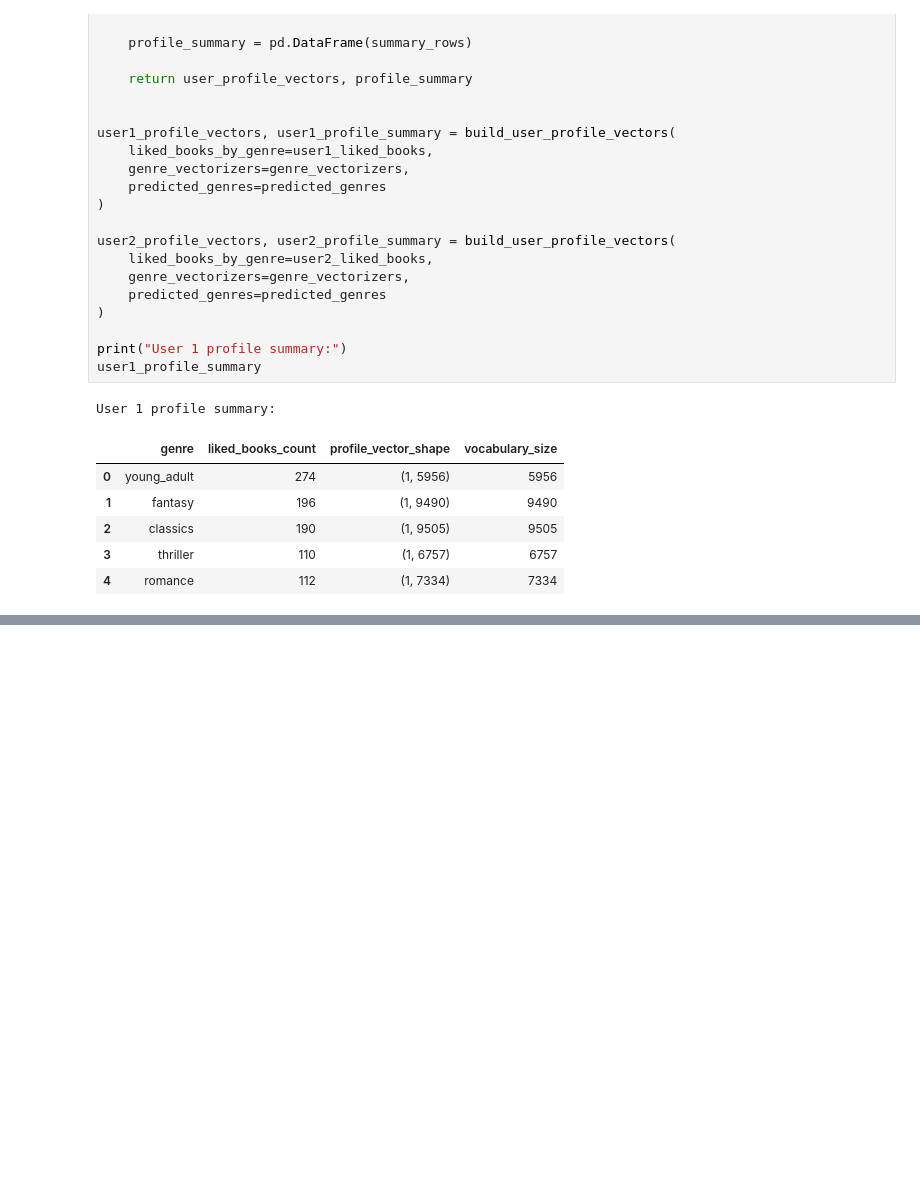
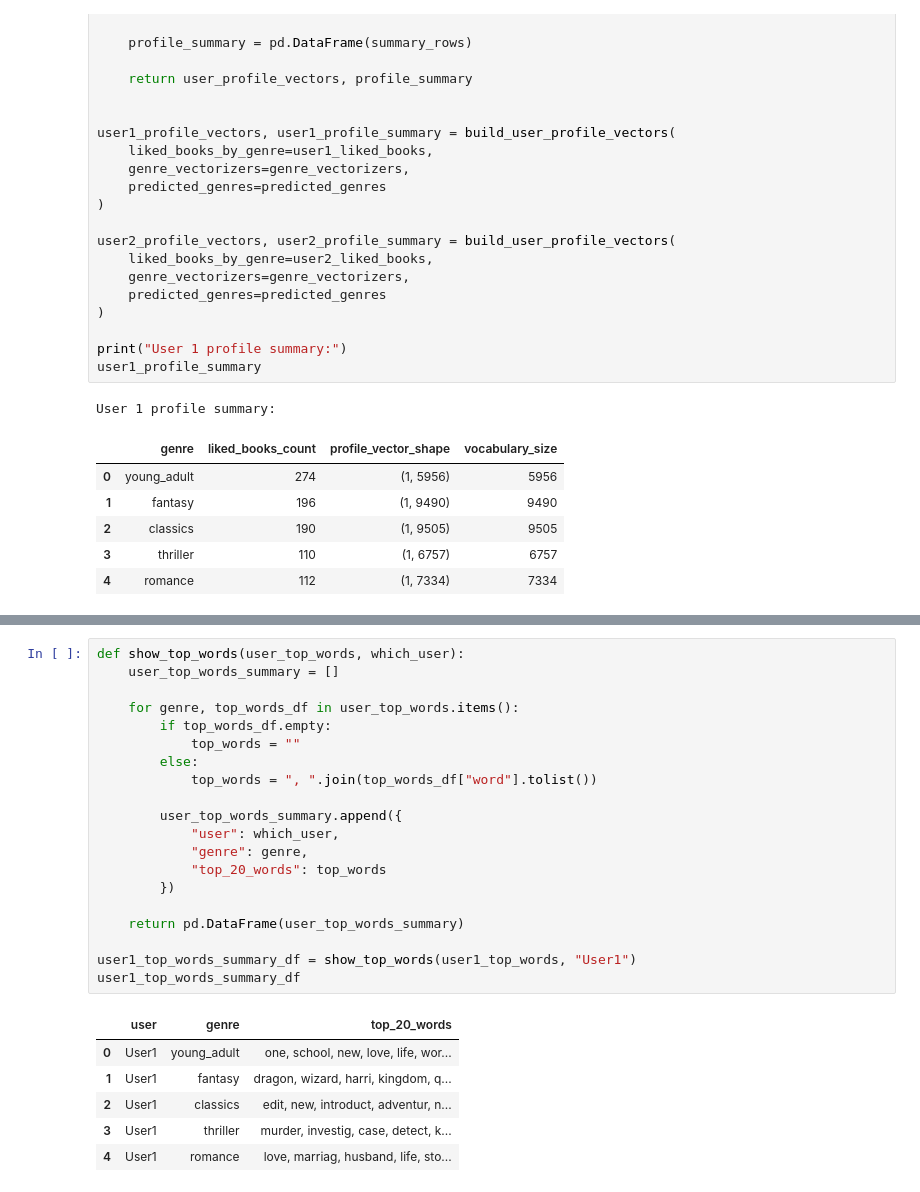
Before and after one commit to ZoeYiDing/nicole, a Jupyter notebook: assignment answer.ipynb, the cells around one changed output, grey strips where cells are left out. Drawn from its saved outputs; the diff is of its cells as text; blank space fills up the shorter version.

```diff
--- a/assignment answer.ipynb
+++ b/assignment answer.ipynb
@@ -1379,0 +1467,27 @@ User 1 profile summary:
+# %%
+def show_top_words(user_top_words, which_user):
+    user_top_words_summary = []
+
+    for genre, top_words_df in user_top_words.items():
+        if top_words_df.empty:
+            top_words = ""
+        else:
+            top_words = ", ".join(top_words_df["word"].tolist())
+
+        user_top_words_summary.append({
+            "user": which_user,
+            "genre": genre,
+            "top_20_words": top_words
+        })
+
+    return pd.DataFrame(user_top_words_summary)
+
+user1_top_words_summary_df = show_top_words(user1_top_words, "User1")
+user1_top_words_summary_df
+# %% [output]
+|  | user | genre | top_20_words |
+| 0 | User1 | young_adult | one, school, new, love, life, wor... |
+| 1 | User1 | fantasy | dragon, wizard, harri, kingdom, q... |
+| 2 | User1 | classics | edit, new, introduct, adventur, n... |
+| 3 | User1 | thriller | murder, investig, case, detect, k... |
+| 4 | User1 | romance | love, marriag, husband, life, sto... |
```
Also changed, not shown: parts of 7 cells of this notebook.
